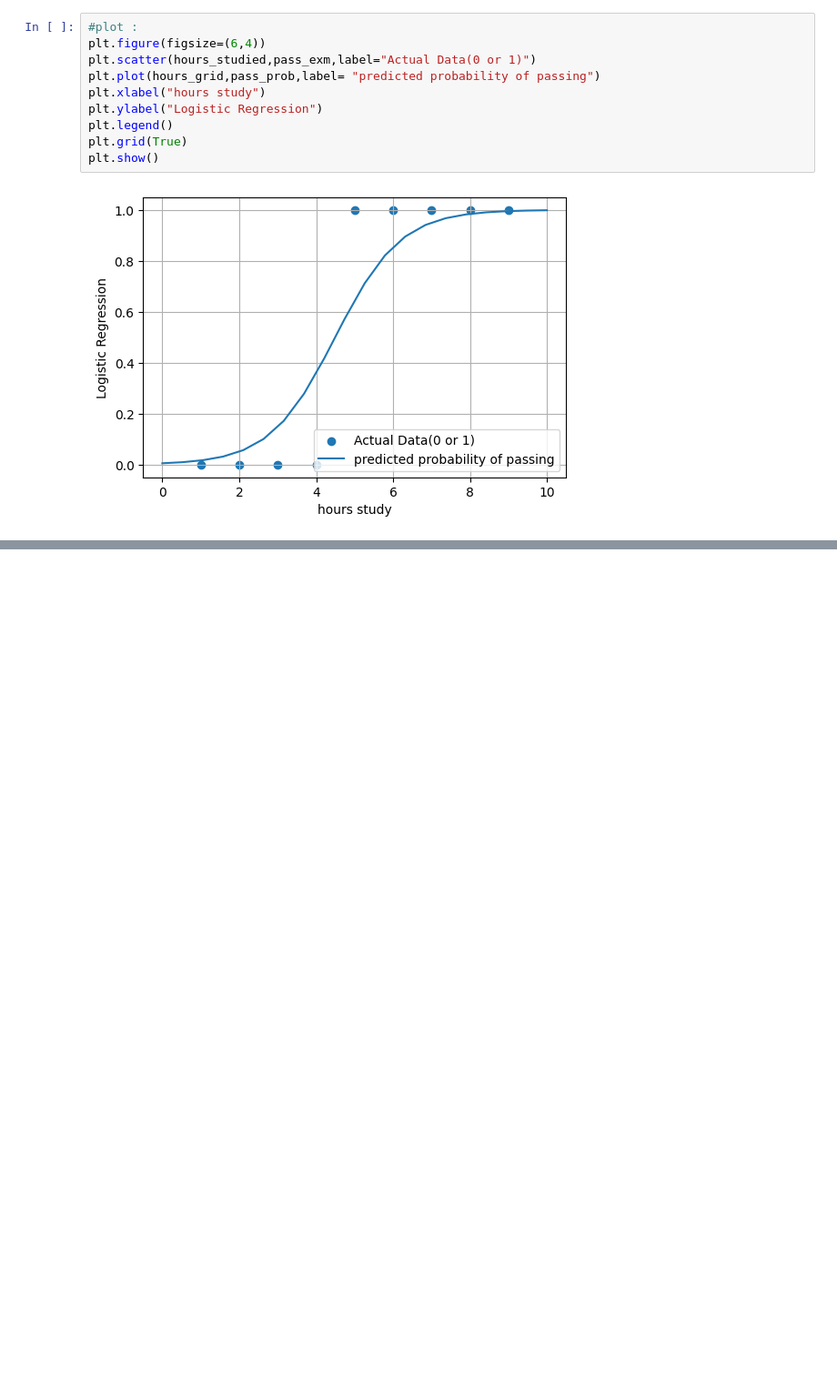
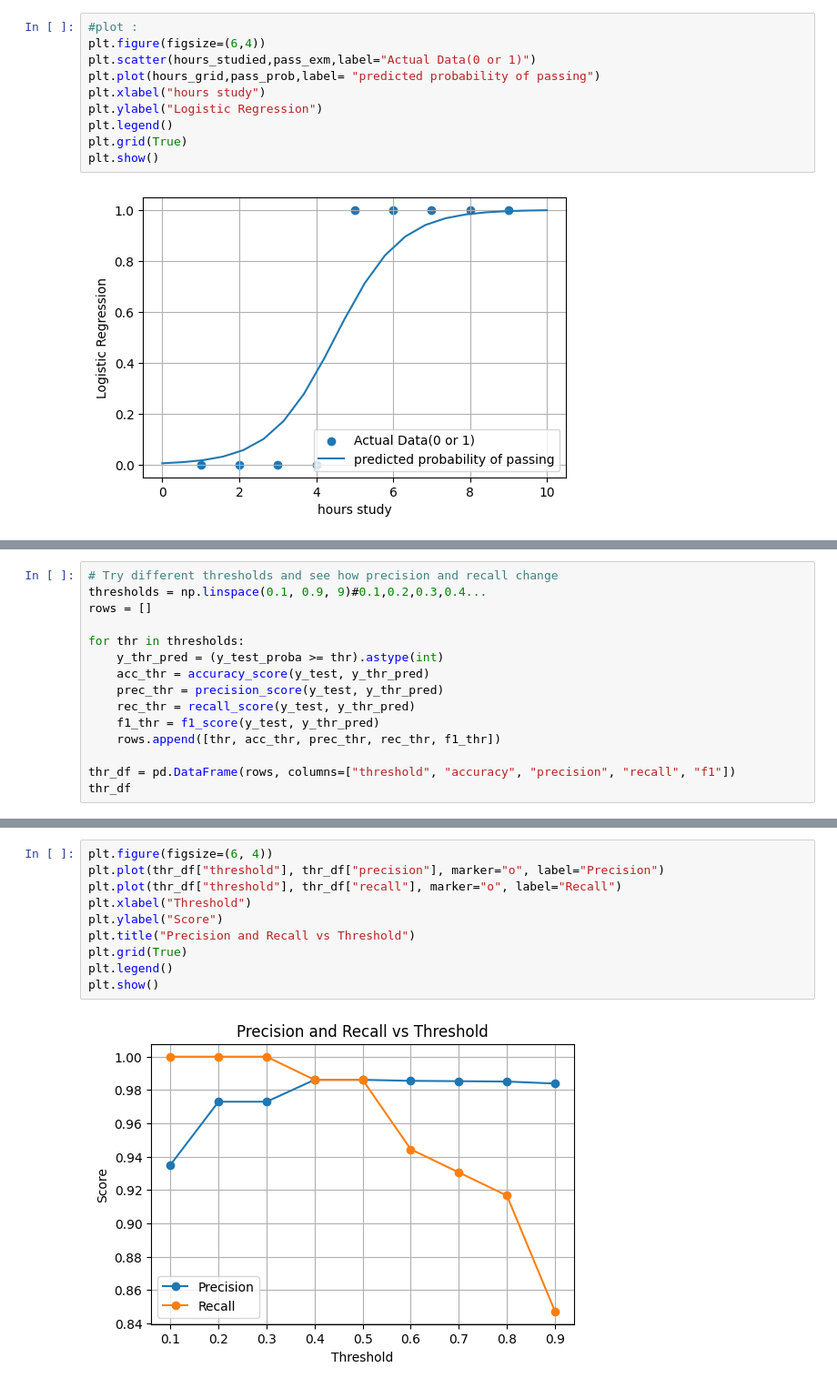
Before and after one commit to sonjoy1s/ML, a Jupyter notebook: Module14.ipynb, the cells around one changed output, grey strips where cells are left out. Shown: that part at 91% size. Saved outputs shown, nothing was run; the diff lists cells and outputs as text; blank space fills up the shorter version.

```diff
--- a/Module14.ipynb
+++ b/Module14.ipynb
@@ -85,0 +248,15 @@ rlt_df
+# %%
+# Try different thresholds and see how precision and recall change
+thresholds = np.linspace(0.1, 0.9, 9)#0.1,0.2,0.3,0.4...
+rows = []
+
+for thr in thresholds:
+    y_thr_pred = (y_test_proba >= thr).astype(int)
+    acc_thr = accuracy_score(y_test, y_thr_pred)
+    prec_thr = precision_score(y_test, y_thr_pred)
+    rec_thr = recall_score(y_test, y_thr_pred)
+    f1_thr = f1_score(y_test, y_thr_pred)
+    rows.append([thr, acc_thr, prec_thr, rec_thr, f1_thr])
+
+thr_df = pd.DataFrame(rows, columns=["threshold", "accuracy", "precision", "recall", "f1"])
+thr_df
@@ -85,0 +274,12 @@ rlt_df
+# %%
+plt.figure(figsize=(6, 4))
+plt.plot(thr_df["threshold"], thr_df["precision"], marker="o", label="Precision")
+plt.plot(thr_df["threshold"], thr_df["recall"], marker="o", label="Recall")
+plt.xlabel("Threshold")
+plt.ylabel("Score")
+plt.title("Precision and Recall vs Threshold")
+plt.grid(True)
+plt.legend()
+plt.show()
+# %% [output]
+[figure, added]
```
Also changed, not shown: parts of 15 cells of this notebook.
